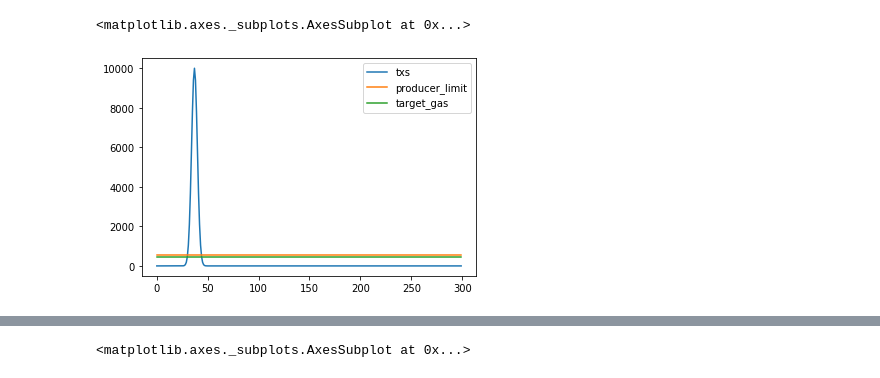
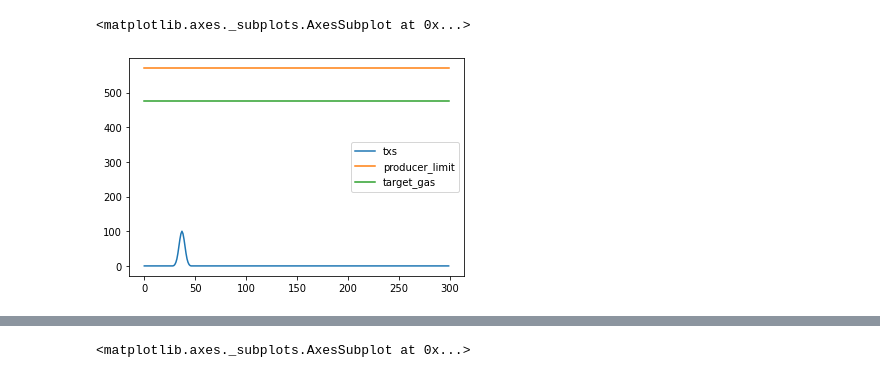
Before and after one commit to ethereum/rig, a Jupyter notebook: eip1559/eip1559-cadcad.ipynb, the cells around one changed output, grey strips where cells are left out. Drawn from its saved outputs; the diff is of its cells as text; code cells hidden in the pictures.

```diff
--- a/eip1559/eip1559-cadcad.ipynb
+++ b/eip1559/eip1559-cadcad.ipynb
@@ -96,15 +96,15 @@ def end_loop(params, step, sL, s, _input):
 # %%
 from math import pow, exp
 
 timesteps = 300
 
 def generate_spike_scenario(timesteps):
     spikey_boi = timesteps // 8
-    return [int(10000 * exp(-pow(i - spikey_boi, 2)/16.0)) for i in range(timesteps)]
+    return [int(100 * exp(-pow(i - spikey_boi, 2)/16.0)) for i in range(timesteps)]
 
 tx_scenario = generate_spike_scenario(timesteps)
 pd.DataFrame({ "txs": tx_scenario, "producer_limit": 570, "target_gas": 476 }).plot()
 # %% [output]
 <matplotlib.axes._subplots.AxesSubplot at 0x...>
-[figure, old version]
+[figure, new version]
 # %%
```
Also changed, not shown: parts of 3 cells of this notebook, 10 other files.
